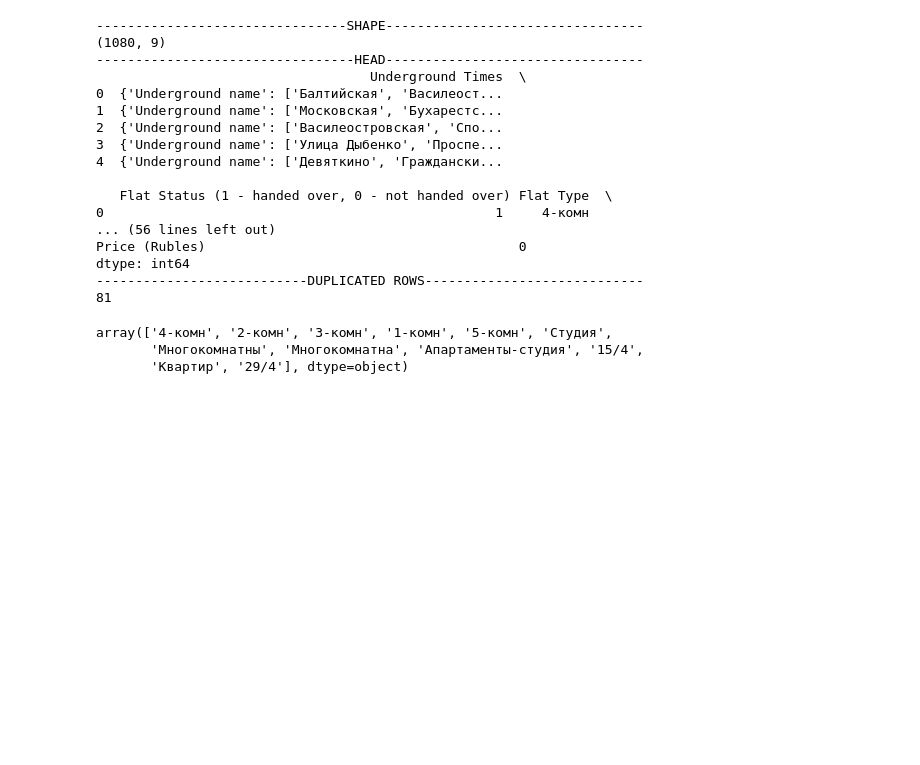
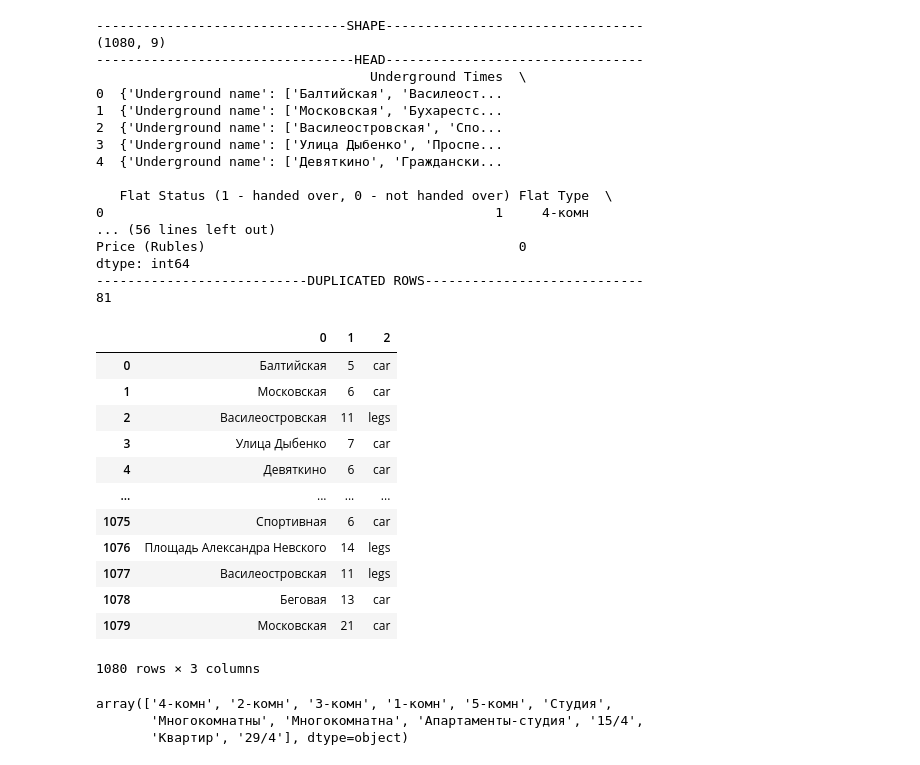
Before and after one commit to lodygin-mikhail/Real_Estate_Saint_Petersburg, a Jupyter notebook: model_train/notebooks/main.ipynb, the cells around one changed output. Drawn from its saved outputs; the diff is of its cells as text; code cells hidden in the pictures; blank space fills up the shorter version.

```diff
--- a/model_train/main.ipynb
+++ b/model_train/notebooks/main.ipynb
@@ -37,7 +37,7 @@ warnings.filterwarnings('ignore')
 
 RANDOM_STATE = 42
 
-DATA_DIR = Path().resolve() / 'data'
+DATA_DIR = Path().resolve().parent / 'data'
 ROOT_DIR = Path().resolve().parent
 # %%
 def check_df(dataframe, head=5):
@@ -145,7 +145,7 @@ def plot_categorical_col(data, column, top_n=10, figsize=(16, 8)):
 # %% [markdown]
 ## Загрузка и предобработка данных
 # %%
-df = pd.read_csv(DATA_DIR / 'Spb_flats_prices.csv')
+df = pd.read_csv(DATA_DIR / 'raw'/'Spb_flats_prices.csv')
 check_df(df)
 # %% [output]
 --------------------------------SHAPE---------------------------------
@@ -184,6 +184,23 @@ def nearest_metro_station(json):
     way_to_get_to = stations_dict['Transport type'][0]
 
     return [nearest_station, time_to_get, way_to_get_to]
+# %%
+pd.DataFrame(df['metro_info'].apply(lambda x: nearest_metro_station(x)).tolist(),
+                                     index=df.index)
+# %% [output]
+|  | 0 | 1 | 2 |
+| 0 | Балтийская | 5 | car |
+| 1 | Московская | 6 | car |
+| 2 | Василеостровская | 11 | legs |
+| 3 | Улица Дыбенко | 7 | car |
+| 4 | Девяткино | 6 | car |
+| ... | ... | ... | ... |
+| 1075 | Спортивная | 6 | car |
+| 1076 | Площадь Александра Невского | 14 | legs |
+| 1077 | Василеостровская | 11 | legs |
+| 1078 | Беговая | 13 | car |
+| 1079 | Московская | 21 | car |
+1080 rows × 3 columns
 # %%
 df[['metro_station',
     'minutes_to_metro',
```
